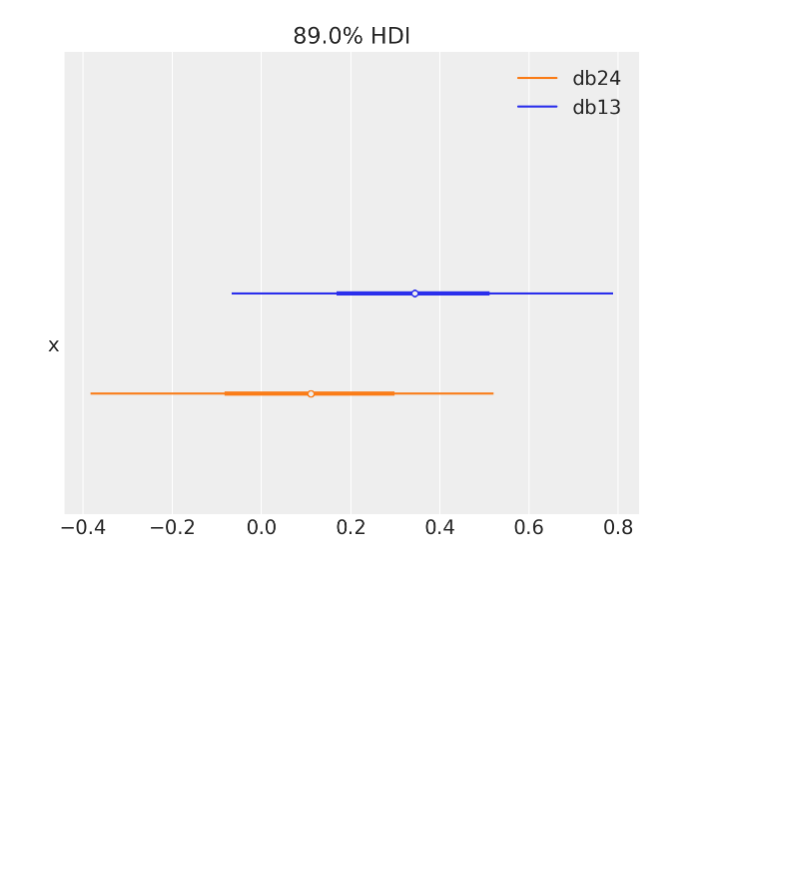
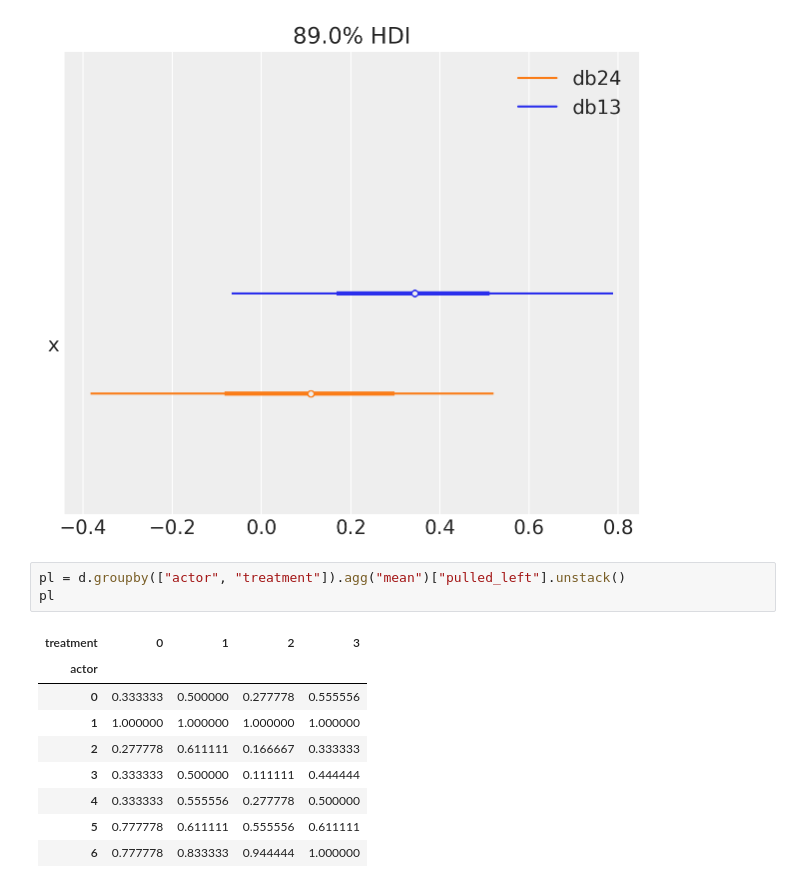
Before and after one commit to styuk/Bayes-Python, a Jupyter notebook: chapter11/chapter11.ipynb, the cells around one changed output. Saved outputs shown, nothing was run; the diff lists cells and outputs as text; blank space fills up the shorter version.

```diff
--- a/chapter11/chapter11.ipynb
+++ b/chapter11/chapter11.ipynb
@@ -245,3 +245,16 @@ db24 = trace_11_4.posterior["b"].sel(b_dim_0=1) - trace_11_4.posterior["b"].sel(
 az.plot_forest([db13.values, db24.values], model_names=["db13", "db24"], combined=True);
 # %% [output]
 [figure]
+# %%
+pl = d.groupby(["actor", "treatment"]).agg("mean")["pulled_left"].unstack()
+pl
+# %% [output]
+| treatment | 0 | 1 | 2 | 3 |
+| actor |  |  |  |  |
+| 0 | 0.333333 | 0.500000 | 0.277778 | 0.555556 |
+| 1 | 1.000000 | 1.000000 | 1.000000 | 1.000000 |
+| 2 | 0.277778 | 0.611111 | 0.166667 | 0.333333 |
+| 3 | 0.333333 | 0.500000 | 0.111111 | 0.444444 |
+| 4 | 0.333333 | 0.555556 | 0.277778 | 0.500000 |
+| 5 | 0.777778 | 0.611111 | 0.555556 | 0.611111 |
+| 6 | 0.777778 | 0.833333 | 0.944444 | 1.000000 |
```
Also changed, not shown: parts of 1 cell of this notebook.
